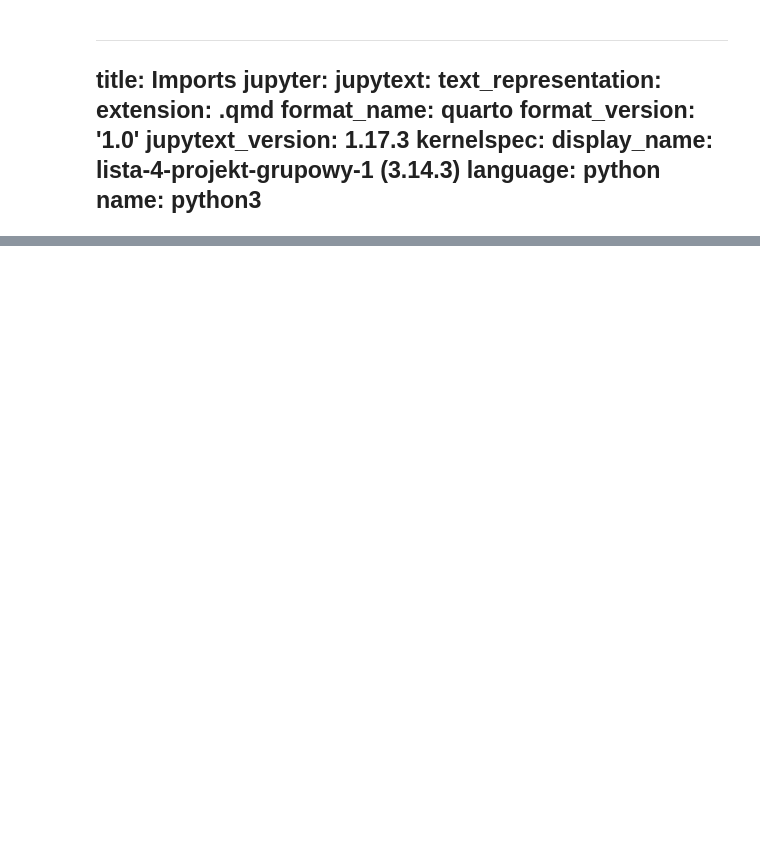
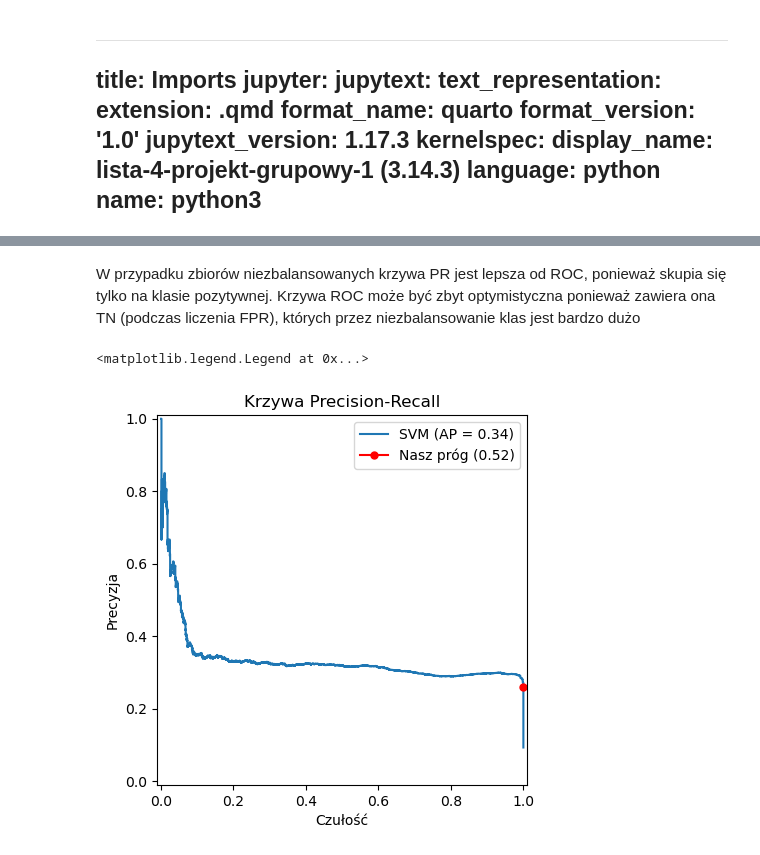
Before and after one commit to Zajecia-na-PWr-LR/lista-4-projekt-grupowy-1, a Jupyter notebook: notebooks/svm.ipynb, the cells around one changed output, grey strips where cells are left out. Cells and saved outputs as stored; diff of their text form; code cells hidden in the pictures; blank space fills up the shorter version.

```diff
--- a/notebooks/svm.ipynb
+++ b/notebooks/svm.ipynb
@@ -155,0 +125,18 @@ Model poradził sobie ze 100% kwalifikacją wszystkich zagrożeń poprawnie, lec
+# %% [markdown]
+W przypadku zbiorów niezbalansowanych krzywa PR jest lepsza od ROC, ponieważ skupia się tylko na klasie pozytywnej. Krzywa ROC może być zbyt optymistyczna ponieważ zawiera ona TN (podczas liczenia FPR), których przez niezbalansowanie klas jest bardzo dużo
+# %%
+PrecisionRecallDisplay.from_predictions(y_test, y_test_scores, name="SVM")
+
+precision, recall, pr_thresholds = precision_recall_curve(y_test, y_test_scores)
+pr_thresholds_padded = np.append(pr_thresholds, pr_thresholds[-1])
+idx_pr = np.argmin(np.abs(pr_thresholds_padded - best_thr))
+
+plt.plot(recall[idx_pr], precision[idx_pr], marker="o", markersize=5, color="red",
+         label=f"Nasz próg ({best_thr:.2f})")
+plt.title("Krzywa Precision-Recall")
+plt.ylabel("Precyzja")
+plt.xlabel("Czułość")
+plt.legend()
+# %% [output]
+<matplotlib.legend.Legend at 0x...>
+[figure, added]
```
Also changed, not shown: parts of 15 cells of this notebook.
